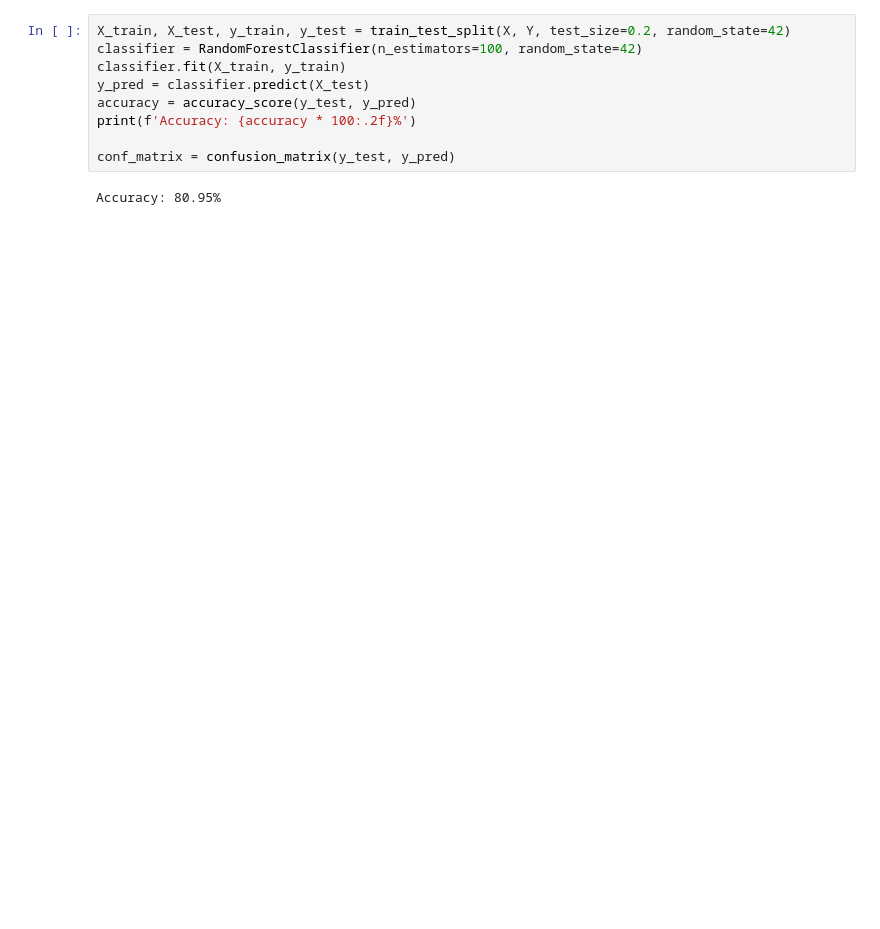
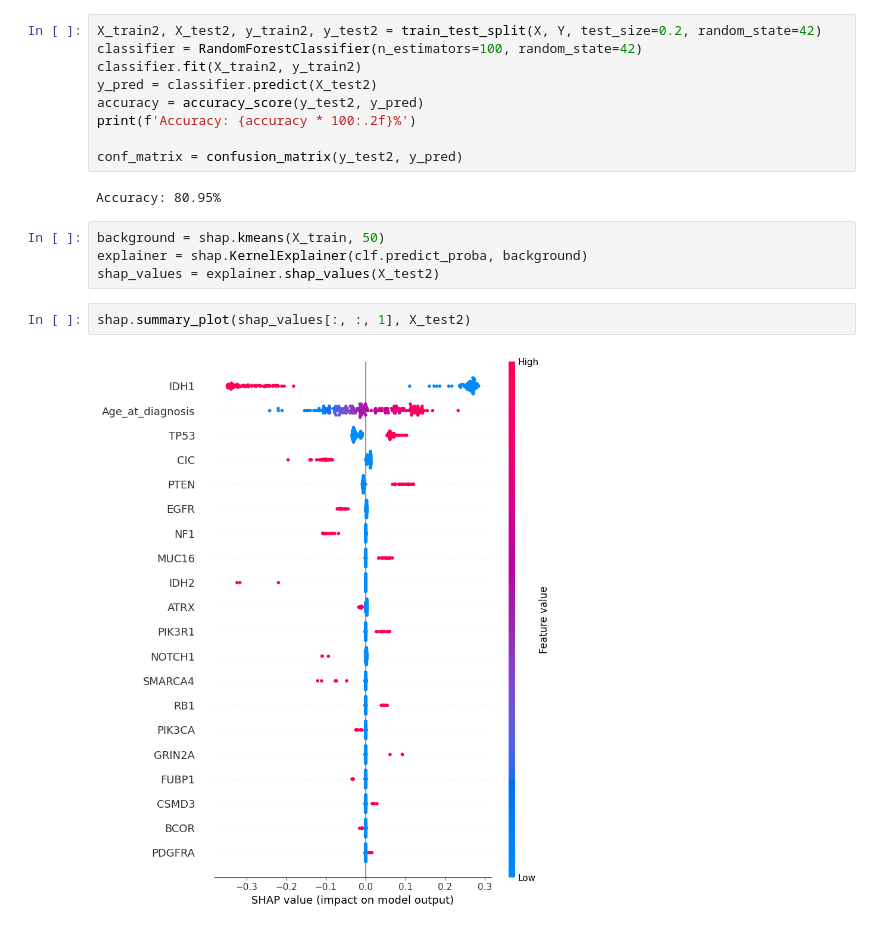
Before and after one commit to agamv25/SIT-724-Thesis, a Jupyter notebook: Notebook.ipynb, the cells around one changed output. Cells and saved outputs as stored; diff of their text form; blank space fills up the shorter version.

Commit message:
SHAP visualization of the classifier

```diff
--- a/Notebook.ipynb
+++ b/Notebook.ipynb
@@ -97,11 +97,19 @@ shap.summary_plot(shap_values[:, :, 1], X_test)  # For the positive class
 # %%
-X_train, X_test, y_train, y_test = train_test_split(X, Y, test_size=0.2, random_state=42)
+X_train2, X_test2, y_train2, y_test2 = train_test_split(X, Y, test_size=0.2, random_state=42)
 classifier = RandomForestClassifier(n_estimators=100, random_state=42)
-classifier.fit(X_train, y_train)
-y_pred = classifier.predict(X_test)
-accuracy = accuracy_score(y_test, y_pred)
+classifier.fit(X_train2, y_train2)
+y_pred = classifier.predict(X_test2)
+accuracy = accuracy_score(y_test2, y_pred)
 print(f'Accuracy: {accuracy * 100:.2f}%')
 
-conf_matrix = confusion_matrix(y_test, y_pred)
+conf_matrix = confusion_matrix(y_test2, y_pred)
 # %% [output]
 Accuracy: 80.95%
+# %%
+background = shap.kmeans(X_train, 50)
+explainer = shap.KernelExplainer(clf.predict_proba, background)
+shap_values = explainer.shap_values(X_test2)
+# %%
+shap.summary_plot(shap_values[:, :, 1], X_test2)
+# %% [output]
+[figure, added]
```
Also changed, not shown: parts of 1 cell of this notebook.
